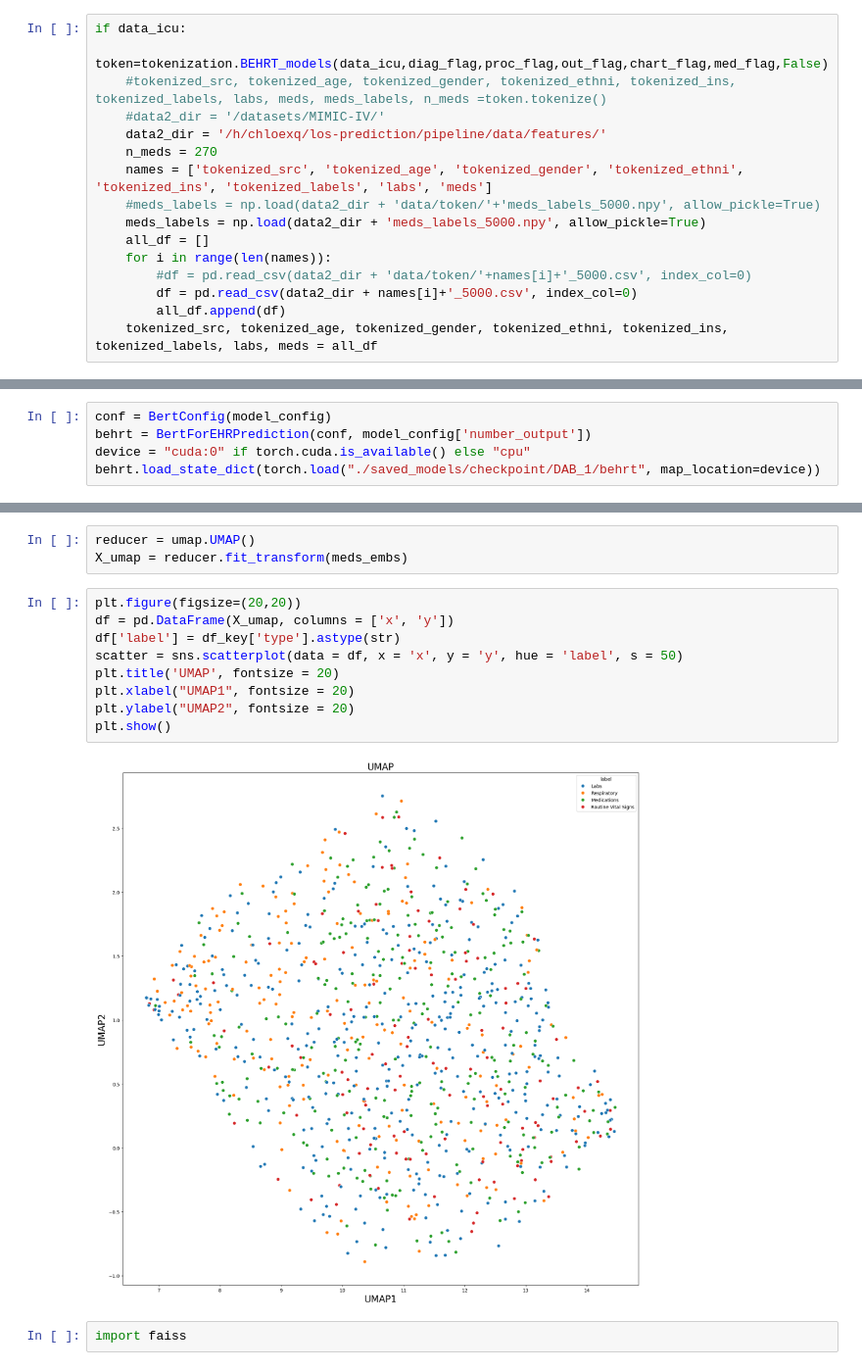
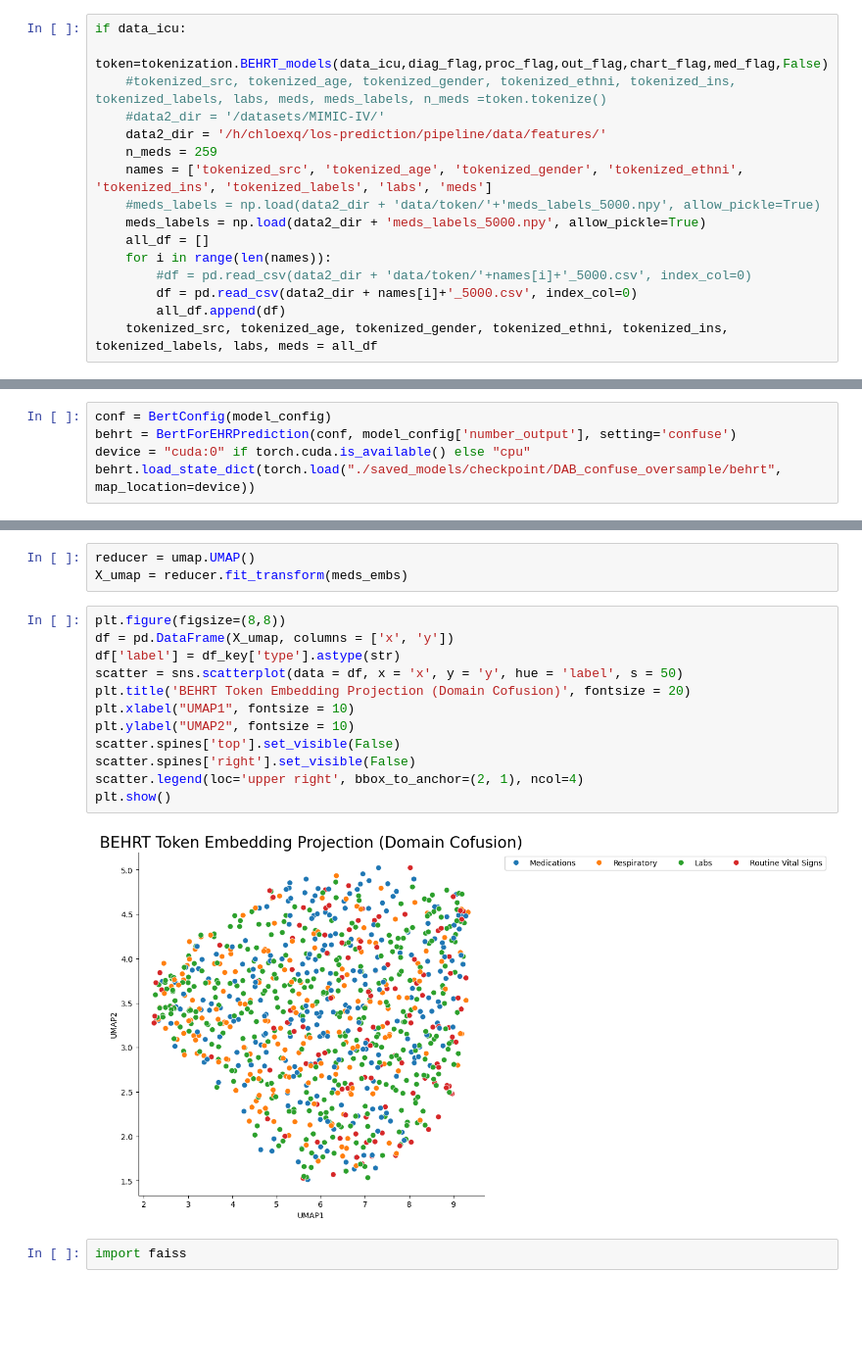
Before and after one commit to opent03/los-prediction, a Jupyter notebook: pipeline/mainPipeline_interpret.ipynb, the cells around one changed output, grey strips where cells are left out. Shown: that part at 98% size. Saved outputs shown, nothing was run; the diff lists cells and outputs as text; blank space fills up the shorter version.

Commit message:
updatesto eval and interpretability results/figures

```diff
--- a/pipeline/mainPipeline_interpret.ipynb
+++ b/pipeline/mainPipeline_interpret.ipynb
@@ -156,7 +156,7 @@ if data_icu:
     #tokenized_src, tokenized_age, tokenized_gender, tokenized_ethni, tokenized_ins, tokenized_labels, labs, meds, meds_labels, n_meds =token.tokenize()
     #data2_dir = '/datasets/MIMIC-IV/'
     data2_dir = '/h/chloexq/los-prediction/pipeline/data/features/'
-    n_meds = 270
+    n_meds = 259
     names = ['tokenized_src', 'tokenized_age', 'tokenized_gender', 'tokenized_ethni', 'tokenized_ins', 'tokenized_labels', 'labs', 'meds']
     #meds_labels = np.load(data2_dir + 'data/token/'+'meds_labels_5000.npy', allow_pickle=True)
     meds_labels = np.load(data2_dir + 'meds_labels_5000.npy', allow_pickle=True)
@@ -188,9 +188,9 @@ model_config = {
 }
 # %%
 conf = BertConfig(model_config)
-behrt = BertForEHRPrediction(conf, model_config['number_output'])
+behrt = BertForEHRPrediction(conf, model_config['number_output'], setting='confuse')
 device = "cuda:0" if torch.cuda.is_available() else "cpu"
-behrt.load_state_dict(torch.load("./saved_models/checkpoint/DAB_1/behrt", map_location=device))
+behrt.load_state_dict(torch.load("./saved_models/checkpoint/DAB_confuse_oversample/behrt", map_location=device))
 # %% [output]
 <All keys matched successfully>
 # %%
@@ -309,16 +309,19 @@ import seaborn as sns
 reducer = umap.UMAP()
 X_umap = reducer.fit_transform(meds_embs)
 # %%
-plt.figure(figsize=(20,20))
+plt.figure(figsize=(8,8))
 df = pd.DataFrame(X_umap, columns = ['x', 'y'])
 df['label'] = df_key['type'].astype(str)
 scatter = sns.scatterplot(data = df, x = 'x', y = 'y', hue = 'label', s = 50)
-plt.title('UMAP', fontsize = 20)
-plt.xlabel("UMAP1", fontsize = 20)
-plt.ylabel("UMAP2", fontsize = 20)
+plt.title('BEHRT Token Embedding Projection (Domain Cofusion)', fontsize = 20)
+plt.xlabel("UMAP1", fontsize = 10)
+plt.ylabel("UMAP2", fontsize = 10)
+scatter.spines['top'].set_visible(False)
+scatter.spines['right'].set_visible(False)
+scatter.legend(loc='upper right', bbox_to_anchor=(2, 1), ncol=4)
 plt.show()
 # %% [output]
-[figure, old version]
+[figure, new version]
 # %%
 import faiss
 # %%
```
Also changed, not shown: parts of 62 cells of this notebook, 5 other files.
